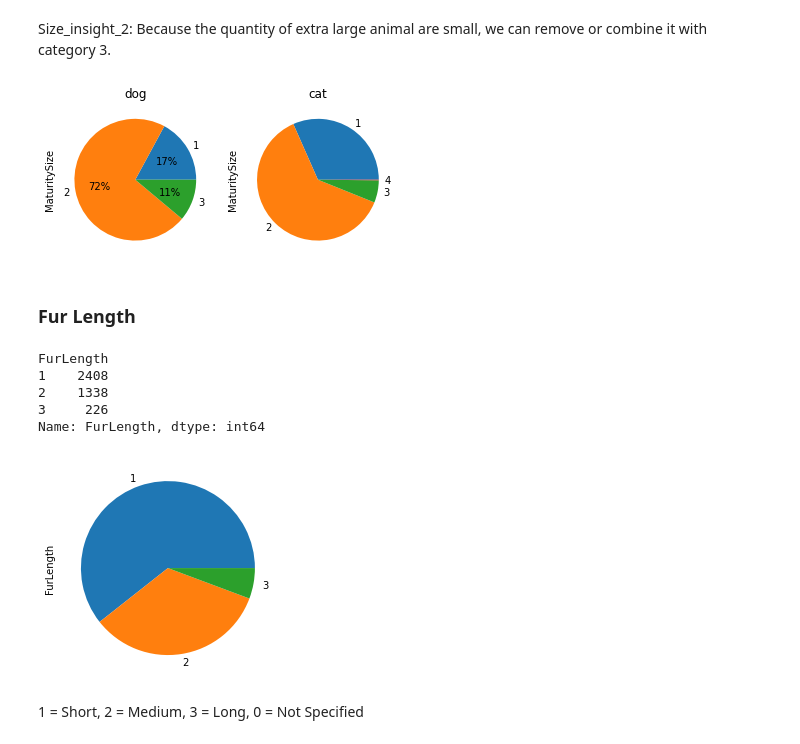
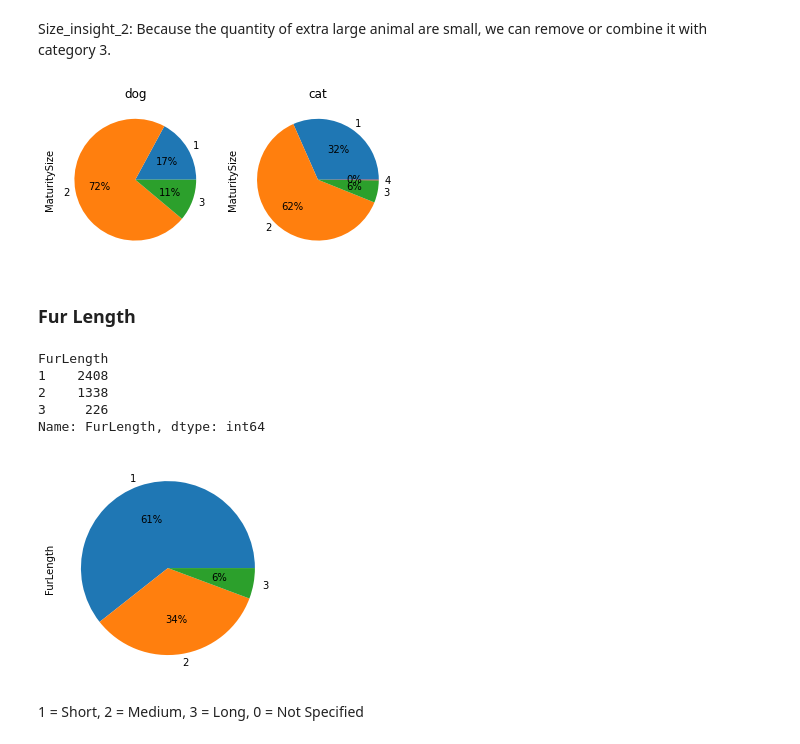
Before and after one commit to naufaldi-fir/adoption-prediction-project, a Jupyter notebook: Exploration on Age, Gender, Maturity Size, Furlength and Quantity.ipynb, the cells around one changed output. Cells and saved outputs as stored; diff of their text form; code cells hidden in the pictures.

```diff
--- a/Exploration on Age, Gender, Maturity Size, Furlength and Quantity.ipynb
+++ b/Exploration on Age, Gender, Maturity Size, Furlength and Quantity.ipynb
@@ -183,34 +187,34 @@ Size_insight_2: Because the quantity of extra large animal are small,  we can re
 # %%
 #visualizing Maturity Size
 ax1 = plt.subplot(1,2,1)
 dog_pie = dog.groupby("MaturitySize")["MaturitySize"].count()
 #dog_pie.plot.pie(autopct = "%.0f") #berhasil tanpa tulisan persen
 dog_pie.plot.pie(autopct = lambda p: "{:.0f}%".format(p))
 #plt.pie(dog_pie)
 plt.title("dog")
 
 plt.subplot(1,2,2)
 cat_pie = cat.groupby("MaturitySize")["MaturitySize"].count()
-cat_pie.plot.pie()
+cat_pie.plot.pie(autopct = lambda p: "{:.0f}%".format(p))
 plt.title("cat")
 #plt.pie(cat_pie)
 
 plt.show()
 # %% [output]
-[figure, old version]
+[figure, new version]
 # %% [markdown]
 ### Fur Length
 # %%
 pie_group = df.groupby("FurLength")["FurLength"].count()
 print(pie_group)
-pie_group.plot.pie();
+pie_group.plot.pie(autopct = lambda p: "{:.0f}%".format(p));
 # %% [output]
 FurLength
 1    2408
 2    1338
 3     226
 Name: FurLength, dtype: int64
-[figure, old version]
+[figure, new version]
 # %% [markdown]
 1 = Short, 2 = Medium, 3 = Long, 0 = Not Specified
 # %% [markdown]
```
Also changed, not shown: parts of 6 cells of this notebook.
